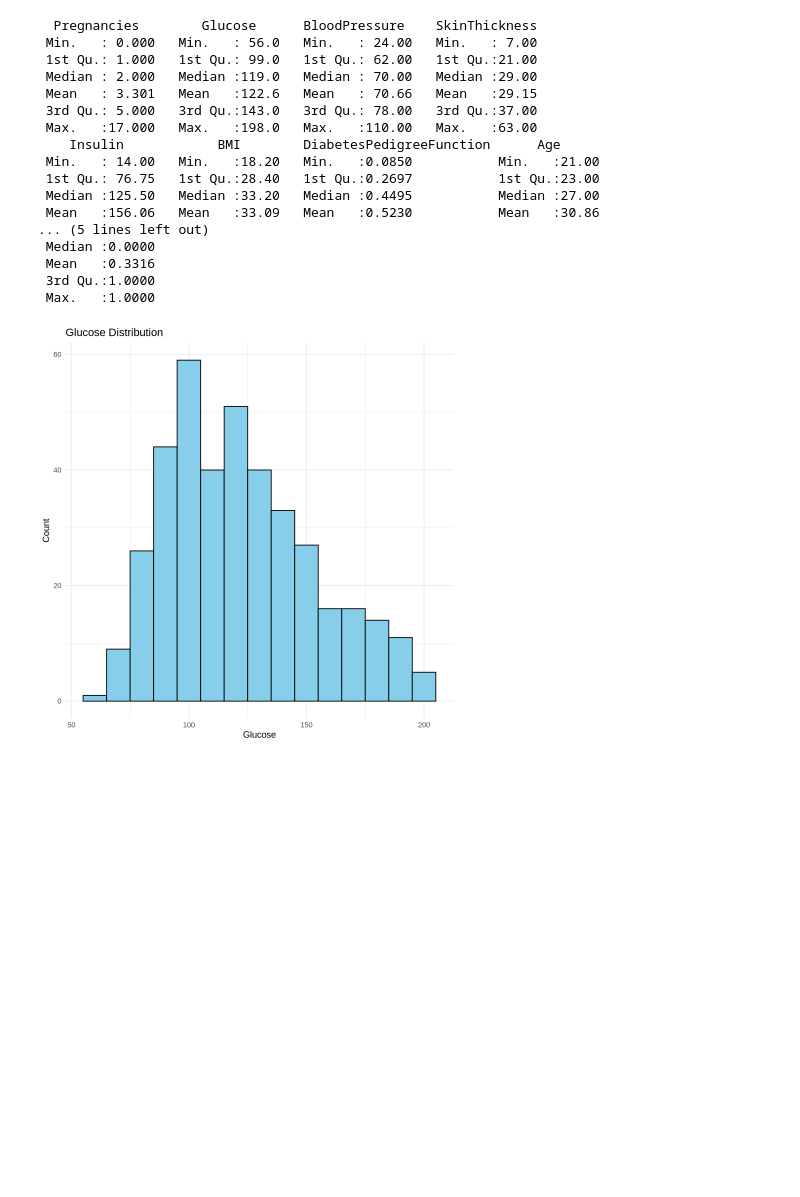
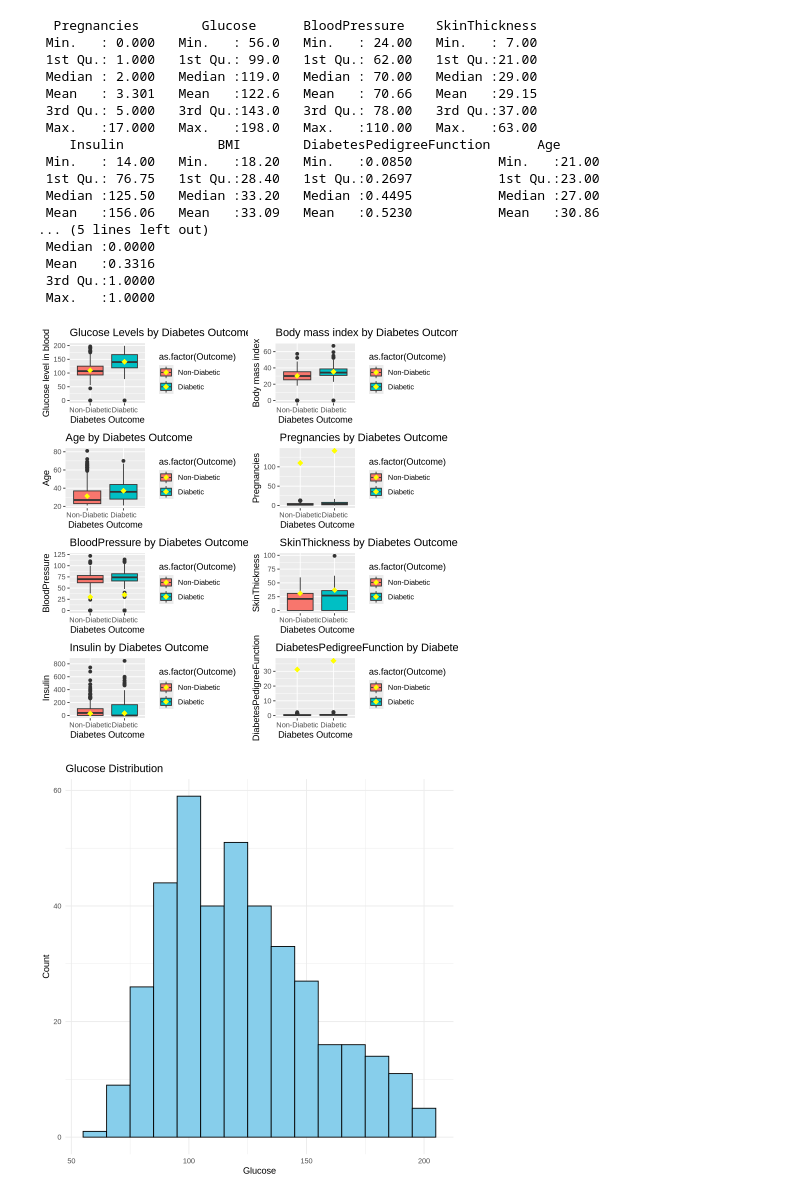
Before and after one commit to yoykyL/STAT301-Final-Report, a Jupyter notebook: Final_Report.ipynb, the cells around one changed output. Drawn from its saved outputs; the diff is of its cells as text; code cells hidden in the pictures; blank space fills up the shorter version.

Commit message:
add boxplot to EDA

```diff
--- a/Final_Report.ipynb
+++ b/Final_Report.ipynb
@@ -114,6 +116,102 @@ Number of rows after cleaning:  392
  Mean   :0.3316
  3rd Qu.:1.0000
  Max.   :1.0000
+# %%
+# Main Developer: Yiran
+glucose_outcome <-
+    ggplot(diabetes_data, aes(x = as.factor(Outcome), y = Glucose, fill = as.factor(Outcome))) +
+    geom_boxplot() +
+    xlab("Diabetes Outcome") +
+    ylab("Glucose level in blood") +
+    ggtitle("Glucose Levels by Diabetes Outcome") +
+    scale_x_discrete(labels = c("0" = "Non-Diabetic", "1" = "Diabetic")) +
+    scale_fill_discrete(labels = c("Non-Diabetic", "Diabetic")) +
+    stat_summary(aes(x= as.factor(Outcome), y= Glucose, fill = as.factor(Outcome)),
+	fun = mean, color = "yellow", geom = "point", shape = 18, size = 3)
+
+bmi_outcome <-
+    ggplot(diabetes_data, aes(x = as.factor(Outcome), y = BMI, fill = as.factor(Outcome))) +
+    geom_boxplot() +
+    xlab("Diabetes Outcome") +
+    ylab("Body mass index") +
+    ggtitle("Body mass index by Diabetes Outcome") +
+    scale_x_discrete(labels = c("0" = "Non-Diabetic", "1" = "Diabetic")) +
+    scale_fill_discrete(labels = c("Non-Diabetic", "Diabetic")) +
+    stat_summary(aes(x= as.factor(Outcome), y= BMI, fill = as.factor(Outcome)),
+	fun = mean, color = "yellow", geom = "point", shape = 18, size = 3)
+
+age_outcome <-
+    ggplot(diabetes_data, aes(x = as.factor(Outcome), y = Age, fill = as.factor(Outcome))) +
+    geom_boxplot() +
+    xlab("Diabetes Outcome") +
+    ylab("Age") +
+    ggtitle("Age by Diabetes Outcome") +
+    scale_x_discrete(labels = c("0" = "Non-Diabetic", "1" = "Diabetic")) +
+    scale_fill_discrete(labels = c("Non-Diabetic", "Diabetic")) +
+    stat_summary(aes(x= as.factor(Outcome), y= Age, fill = as.factor(Outcome)),
+	fun = mean, color = "yellow", geom = "point", shape = 18, size = 3)
+
+pregnancies_outcome <-
+    ggplot(diabetes_data, aes(x = as.factor(Outcome), y = Pregnancies, fill = as.factor(Outcome))) +
+    geom_boxplot() +
+    xlab("Diabetes Outcome") +
+    ylab("Pregnancies") +
+    ggtitle("Pregnancies by Diabetes Outcome") +
+    scale_x_discrete(labels = c("0" = "Non-Diabetic", "1" = "Diabetic")) +
+    scale_fill_discrete(labels = c("Non-Diabetic", "Diabetic")) +
+    stat_summary(aes(x= as.factor(Outcome), y= Glucose, fill = as.factor(Outcome)),
+	fun = mean, color = "yellow", geom = "point", shape = 18, size = 3)
+
+bloodpressure_outcome <-
+    ggplot(diabetes_data, aes(x = as.factor(Outcome), y = BloodPressure, fill = as.factor(Outcome))) +
+    geom_boxplot() +
+    xlab("Diabetes Outcome") +
+    ylab("BloodPressure") +
+    ggtitle("BloodPressure by Diabetes Outcome") +
+    scale_x_discrete(labels = c("0" = "Non-Diabetic", "1" = "Diabetic")) +
+    scale_fill_discrete(labels = c("Non-Diabetic", "Diabetic")) +
+    stat_summary(aes(x= as.factor(Outcome), y= BMI, fill = as.factor(Outcome)),
+	fun = mean, color = "yellow", geom = "point", shape = 18, size = 3)
+
+skinthickness_outcome <-
+    ggplot(diabetes_data, aes(x = as.factor(Outcome), y = SkinThickness, fill = as.factor(Outcome))) +
+    geom_boxplot() +
+    xlab("Diabetes Outcome") +
+    ylab("SkinThickness") +
+    ggtitle("SkinThickness by Diabetes Outcome") +
+    scale_x_discrete(labels = c("0" = "Non-Diabetic", "1" = "Diabetic")) +
+    scale_fill_discrete(labels = c("Non-Diabetic", "Diabetic")) +
+    stat_summary(aes(x= as.factor(Outcome), y= Age, fill = as.factor(Outcome)),
+	fun = mean, color = "yellow", geom = "point", shape = 18, size = 3)
+
+insulin_outcome <-
+    ggplot(diabetes_data, aes(x = as.factor(Outcome), y = Insulin, fill = as.factor(Outcome))) +
+    geom_boxplot() +
+    xlab("Diabetes Outcome") +
+    ylab("Insulin") +
+    ggtitle("Insulin by Diabetes Outcome") +
+    scale_x_discrete(labels = c("0" = "Non-Diabetic", "1" = "Diabetic")) +
+    scale_fill_discrete(labels = c("Non-Diabetic", "Diabetic")) +
+    stat_summary(aes(x= as.factor(Outcome), y= BMI, fill = as.factor(Outcome)),
+	fun = mean, color = "yellow", geom = "point", shape = 18, size = 3)
+
+diabetesedigreefunction_outcome <-
+    ggplot(diabetes_data, aes(x = as.factor(Outcome), y = DiabetesPedigreeFunction, fill = as.factor(Outcome))) +
+    geom_boxplot() +
+    xlab("Diabetes Outcome") +
+    ylab("DiabetesPedigreeFunction") +
+    ggtitle("DiabetesPedigreeFunction by Diabetes Outcome") +
+    scale_x_discrete(labels = c("0" = "Non-Diabetic", "1" = "Diabetic")) +
+    scale_fill_discrete(labels = c("Non-Diabetic", "Diabetic")) +
+    stat_summary(aes(x= as.factor(Outcome), y= Age, fill = as.factor(Outcome)),
+	fun = mean, color = "yellow", geom = "point", shape = 18, size = 3)
+
+grid.arrange(glucose_outcome,bmi_outcome,
+             age_outcome,pregnancies_outcome,
+             bloodpressure_outcome,skinthickness_outcome,
+             insulin_outcome, diabetesedigreefunction_outcome, ncol=2)
+# %% [output]
+[figure, added]
 # %%
 # Distribution of Glucose
 ggplot(data_cleaned, aes(x = Glucose)) +
```
Also changed, not shown: parts of 9 cells of this notebook.
